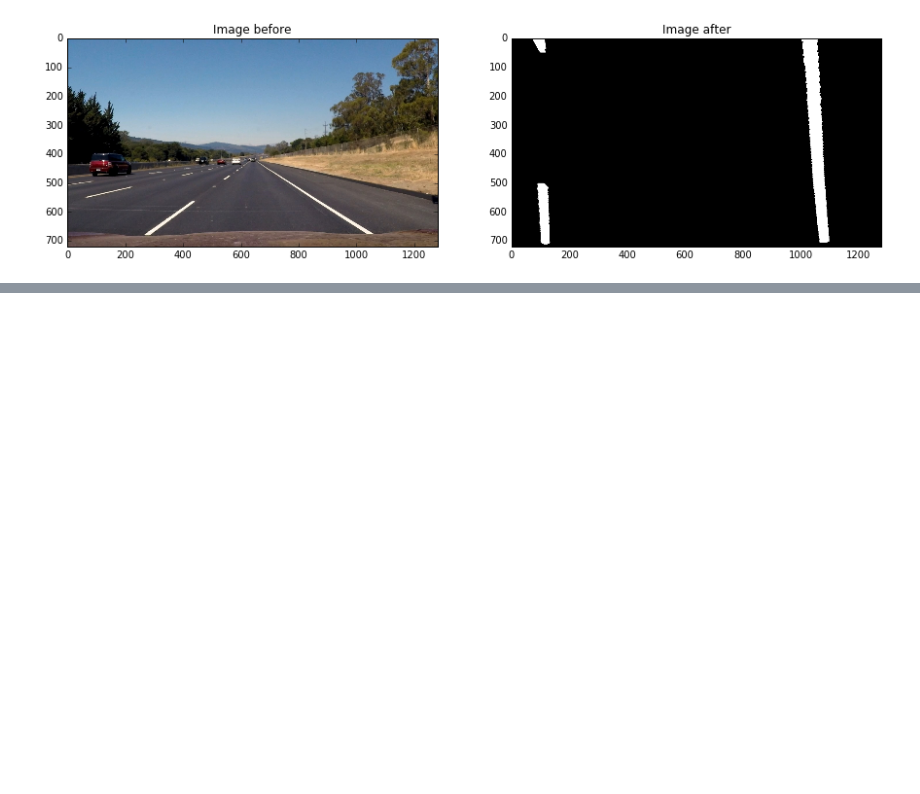
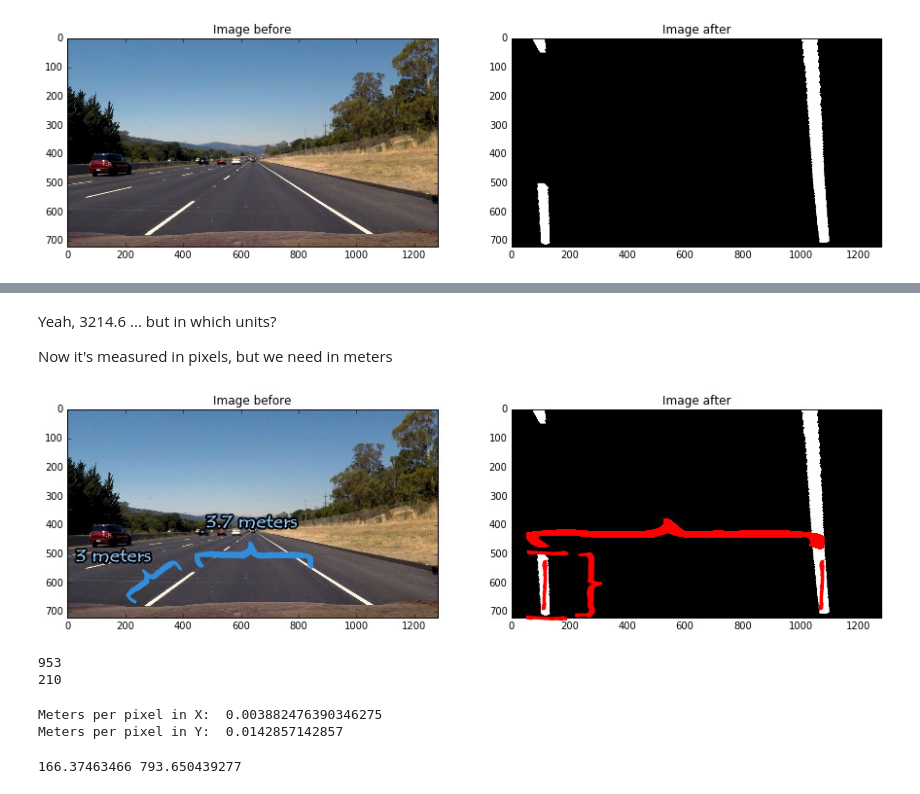
Before and after one commit to csq20081052/CarND-Advanced-Lane-Lines-P4, a Jupyter notebook: Pipeline_part2.ipynb, the cells around one changed output, grey strips where cells are left out. Cells and saved outputs as stored; diff of their text form; code cells hidden in the pictures; blank space fills up the shorter version.

```diff
--- a/Pipeline_part2.ipynb
+++ b/Pipeline_part2.ipynb
@@ -96,0 +263,37 @@ def detect_lanes(image, previous_position):
+# %% [markdown]
+Yeah, 3214.6 ... but in which units?
+
+Now it's measured in pixels, but we need in meters
+# %%
+Image("./images_4_doc/distances.jpg")
+# %% [output]
+[figure, added]
+# %%
+# Compute meters per pix in X
+mid_x, mid_y = int(birds_eye_white.shape[1]/2), int(birds_eye_white.shape[0]/2)
+
+l_lim = np.mean(birds_eye_white[mid_y:, :mid_x].nonzero()[1])
+r_lim = mid_x + np.mean(birds_eye_white[mid_y:, mid_x:].nonzero()[1])
+
+x_pix_width = int(r_lim - l_lim)
+
+# Compute meters per pix in Y
+t_lim = np.min(birds_eye_white[mid_y:, :mid_x].nonzero()[0])
+b_lim = np.max(birds_eye_white[mid_y:, :mid_x].nonzero()[0])
+
+y_pix_height = b_lim - t_lim
+
+print(x_pix_width)
+print(y_pix_height)
+# %% [output]
+953
+210
+# %%
+xm_per_pix = 3.7/x_pix_wide
+ym_per_pix = 3/y_pix_height
+
+print("Meters per pixel in X: ", xm_per_pix)
+print("Meters per pixel in Y: ", ym_per_pix)
+# %% [output]
+Meters per pixel in X:  0.003882476390346275
+Meters per pixel in Y:  0.0142857142857
@@ -96,0 +326,5 @@ def detect_lanes(image, previous_position):
+# %%
+left_curvature, right_curvature, poly_meters = get_curvature_in_meters(birds_eye_yellow, pixels, xm_per_pix, ym_per_pix)
+print(left_curvature, right_curvature)
+# %% [output]
+166.37463466 793.650439277
```
Also changed, not shown: parts of 13 cells of this notebook.
